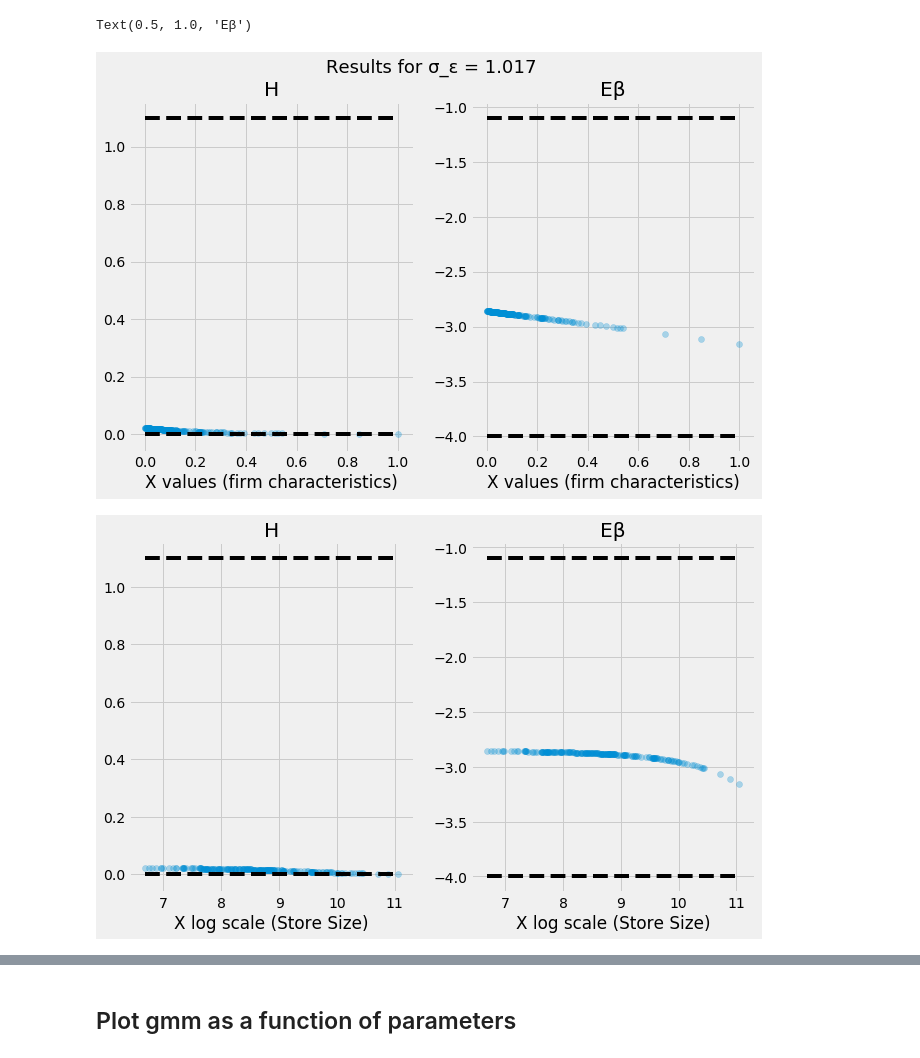
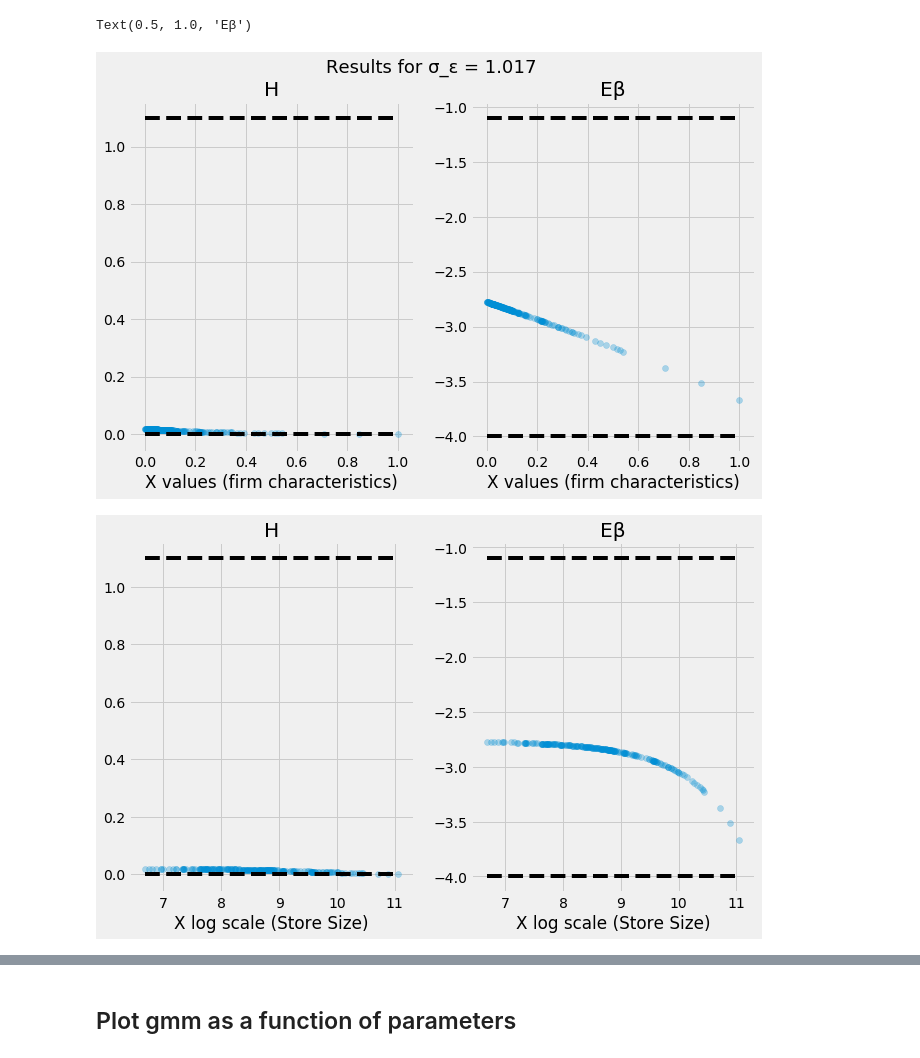
Before and after one commit to cdagnino/LearningModels, a Jupyter notebook: Notebooks/estimation/interpret_deep_parameter_results.ipynb, the cells around one changed output, grey strips where cells are left out. Saved outputs shown, nothing was run; the diff lists cells and outputs as text; code cells hidden in the pictures.

```diff
--- a/Notebooks/estimation/interpret_deep_parameter_results.ipynb
+++ b/Notebooks/estimation/interpret_deep_parameter_results.ipynb
@@ -83,8 +83,8 @@ Started at Sat May  4 17:46:25 2019. Discount: 0.95. 100 maxiters. Logs for x? F
 
 #Obtained results
 #Old: θ = np.array([-0.53, -0.26,  0.52, -0.34])
-#θ = np.array([-3.98, -0.29,  1.05, -0.17])
-θ = np.array([-3.86, -4.4,   1.05,  0.1 ]) #for delta = 0.95
+#θ = np.array([-3.86, -4.4,   1.05,  0.1 ]) #for delta = 0.95
+θ = np.array([-3.95, -3.62,  1.02,  0.28])
 H = np.e**((θ[0] + θ[1]*xs + prior_shocks))
 Eβ = -np.e**(θ[2] + θ[3]*xs + prior_shocks)
 
@@ -109,32 +109,32 @@ fig, [ax1, ax2] = plt.subplots(1, 2, figsize=(10, 6), sharex=True)
 ax1.set_xlabel("X log scale (Store Size)")
 ax2.set_xlabel("X log scale (Store Size)")
 
 ax1.scatter(orig_x, H, alpha=0.3)
 ax1.set_title("H")
 max_H_value = np.log(3)
 ax1.hlines(0., orig_x.min(), orig_x.max(), linestyles="dashed")
 ax1.hlines(max_H_value, orig_x.min(), orig_x.max(), linestyles="dashed")
 ax2.scatter(orig_x, Eβ, alpha=0.3)
 ax2.hlines(src.betas_transition.min(), orig_x.min(), orig_x.max(), linestyles="dashed")
 ax2.hlines(src.betas_transition.max(), orig_x.min(), orig_x.max(), linestyles="dashed")
 ax2.set_title("Eβ")
 
 #Plot over original Xs
 orig_x = (df.groupby('firm').xs.first().values) #log this?
 fig, [ax1, ax2] = plt.subplots(1, 2, figsize=(10, 6), sharex=True)
 ax1.set_xlabel("X original scale (Store Size)")
 ax2.set_xlabel("X original scale (Store Size)")
 
 ax1.scatter(orig_x, H, alpha=0.3)
 ax1.set_title("H")
 max_H_value = np.log(3)
 ax1.hlines(0., orig_x.min(), orig_x.max(), linestyles="dashed")
 ax1.hlines(max_H_value, orig_x.min(), orig_x.max(), linestyles="dashed")
 ax2.scatter(orig_x, Eβ, alpha=0.3)
 ax2.hlines(src.betas_transition.min(), orig_x.min(), orig_x.max(), linestyles="dashed")
 ax2.hlines(src.betas_transition.max(), orig_x.min(), orig_x.max(), linestyles="dashed")
 ax2.set_title("Eβ")
 # %% [output]
 Text(0.5, 1.0, 'Eβ')
-[figure, old version]
+[figure, new version]
-[figure, old version]
+[figure, new version]
```
Also changed, not shown: parts of 7 cells of this notebook, 1 other file.
